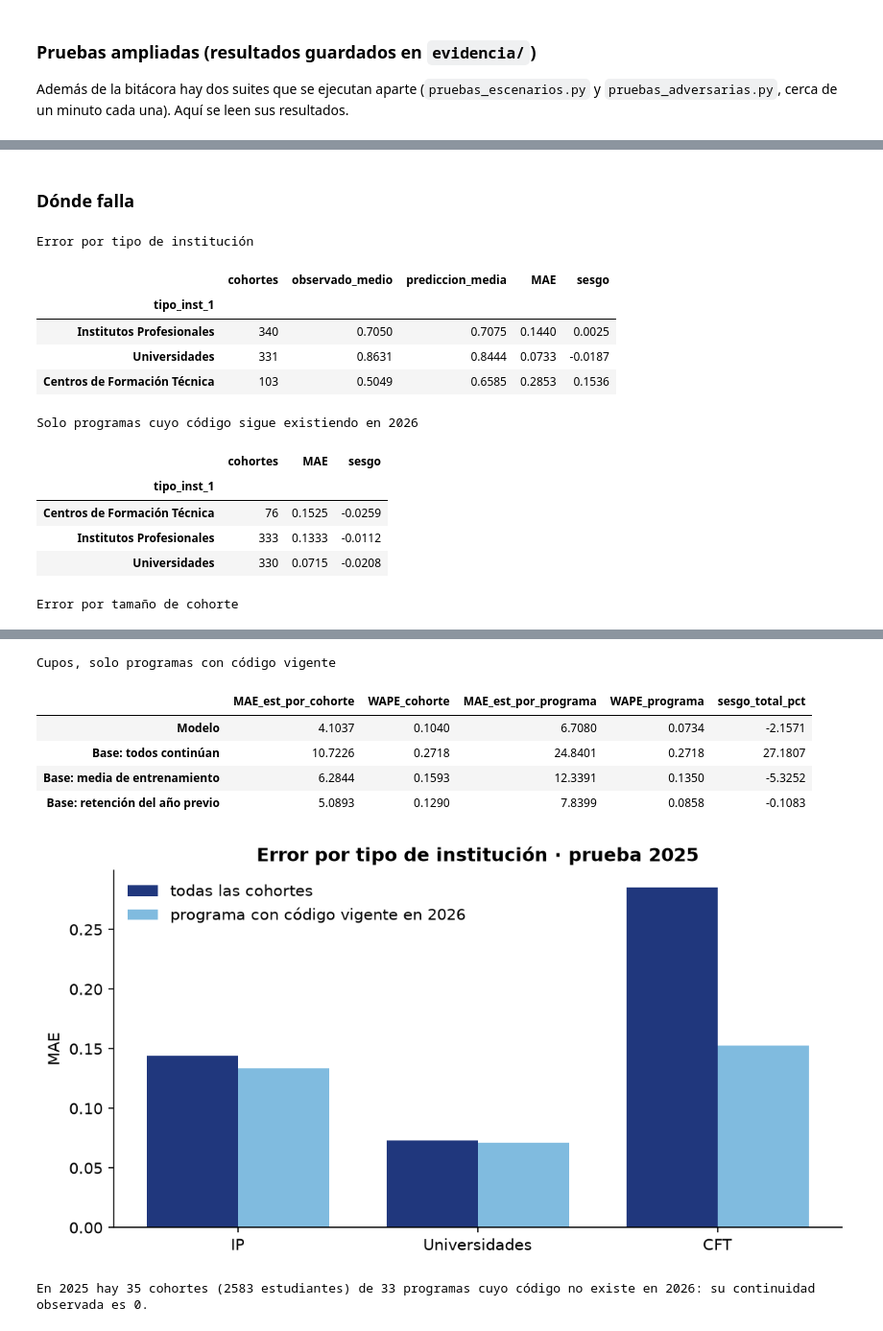
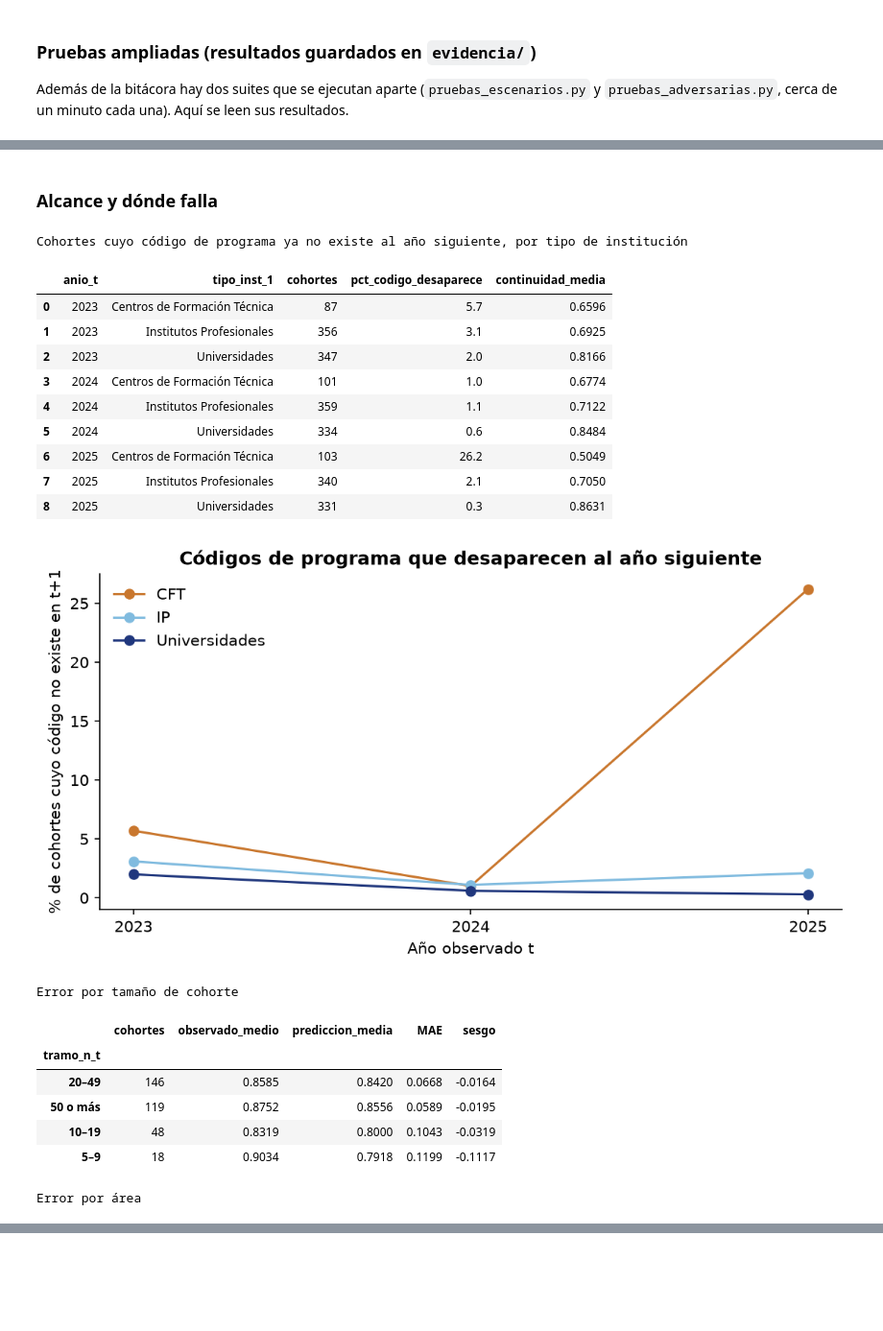
Before and after one commit to Kypp3rv1l/Proyecto-Integrador, a Jupyter notebook: PI06_Prototipo_Cupos.ipynb, the cells around one changed output, grey strips where cells are left out. Shown at 96% size. Cells and saved outputs as stored; diff of their text form; code cells hidden in the pictures; blank space fills up the shorter version.

```diff
--- a/PI06_Prototipo_Cupos.ipynb
+++ b/PI06_Prototipo_Cupos.ipynb
@@ -261,24 +303,29 @@ d2(Image('evidencia/fig_desempeno.png'))
 # %% [markdown]
-### Dónde falla
+### Alcance y dónde falla
 # %%
-print('Error por tipo de institución'); display(pd.read_csv('evidencia/error_por_tipo_institucion.csv', index_col=0))
-print('Solo programas cuyo código sigue existiendo en 2026'); display(pd.read_csv('evidencia/error_por_tipo_codigo_vigente.csv', index_col=0))
+print('Cohortes cuyo código de programa ya no existe al año siguiente, por tipo de institución'); display(pd.read_csv('evidencia/alcance_por_tipo.csv'))
+d2(Image('evidencia/fig_alcance.png'))
 print('Error por tamaño de cohorte'); display(pd.read_csv('evidencia/error_por_tamano_cohorte.csv', index_col=0))
-print('Cupos, solo programas con código vigente'); display(pd.read_csv('evidencia/cupos_backtest_codigo_vigente.csv', index_col=0))
-d2(Image('evidencia/fig_error_tipo.png'))
-c = R['cupos']; print(f"En 2025 hay {c['cohortes_codigo_desaparece']} cohortes ({c['estudiantes_en_programas_que_desaparecen']} estudiantes) de {c['programas_codigo_desaparece']} programas cuyo código no existe en 2026: su continuidad observada es 0.")
+print('Error por área'); display(pd.read_csv('evidencia/error_por_area.csv', index_col=0))
 # %% [output]
-Error por tipo de institución
+Cohortes cuyo código de programa ya no existe al año siguiente, por tipo de institución
-|  | cohortes | observado_medio | prediccion_media | MAE | sesgo |
-| tipo_inst_1 |  |  |  |  |  |
-| Institutos Profesionales | 340 | 0.7050 | 0.7075 | 0.1440 | 0.0025 |
-| Universidades | 331 | 0.8631 | 0.8444 | 0.0733 | -0.0187 |
-| Centros de Formación Técnica | 103 | 0.5049 | 0.6585 | 0.2853 | 0.1536 |
+|  | anio_t | tipo_inst_1 | cohortes | pct_codigo_desaparece | continuidad_media |
+| 0 | 2023 | Centros de Formación Técnica | 87 | 5.7 | 0.6596 |
+| 1 | 2023 | Institutos Profesionales | 356 | 3.1 | 0.6925 |
+| 2 | 2023 | Universidades | 347 | 2.0 | 0.8166 |
+| 3 | 2024 | Centros de Formación Técnica | 101 | 1.0 | 0.6774 |
+| 4 | 2024 | Institutos Profesionales | 359 | 1.1 | 0.7122 |
+| 5 | 2024 | Universidades | 334 | 0.6 | 0.8484 |
+| 6 | 2025 | Centros de Formación Técnica | 103 | 26.2 | 0.5049 |
+| 7 | 2025 | Institutos Profesionales | 340 | 2.1 | 0.7050 |
+| 8 | 2025 | Universidades | 331 | 0.3 | 0.8631 |
+[figure, new version]
-Solo programas cuyo código sigue existiendo en 2026
+Error por tamaño de cohorte
-|  | cohortes | MAE | sesgo |
-| tipo_inst_1 |  |  |  |
-| Centros de Formación Técnica | 76 | 0.1525 | -0.0259 |
-| Institutos Profesionales | 333 | 0.1333 | -0.0112 |
-| Universidades | 330 | 0.0715 | -0.0208 |
+|  | cohortes | observado_medio | prediccion_media | MAE | sesgo |
+| tramo_n_t |  |  |  |  |  |
+| 20–49 | 146 | 0.8585 | 0.8420 | 0.0668 | -0.0164 |
+| 50 o más | 119 | 0.8752 | 0.8556 | 0.0589 | -0.0195 |
+| 10–19 | 48 | 0.8319 | 0.8000 | 0.1043 | -0.0319 |
+| 5–9 | 18 | 0.9034 | 0.7918 | 0.1199 | -0.1117 |
-Error por tamaño de cohorte
+Error por área
 |  | cohortes | observado_medio | prediccion_media | MAE | sesgo |
@@ -290,10 +342,2 @@ Error por tamaño de cohorte
-Cupos, solo programas con código vigente
-|  | MAE_est_por_cohorte | WAPE_cohorte | MAE_est_por_programa | WAPE_programa | sesgo_total_pct |
-| Modelo | 4.1037 | 0.1040 | 6.7080 | 0.0734 | -2.1571 |
-| Base: todos continúan | 10.7226 | 0.2718 | 24.8401 | 0.2718 | 27.1807 |
-| Base: media de entrenamiento | 6.2844 | 0.1593 | 12.3391 | 0.1350 | -5.3252 |
-| Base: retención del año previo | 5.0893 | 0.1290 | 7.8399 | 0.0858 | -0.1083 |
-[figure, old version]
-En 2025 hay 35 cohortes (2583 estudiantes) de 33 programas cuyo código no existe en 2026: su continuidad observada es 0.
 # %% [markdown]
 ## 7. Lectura de resultados, límites y riesgos
```
Also changed, not shown: parts of 17 cells of this notebook, 56 other files.
